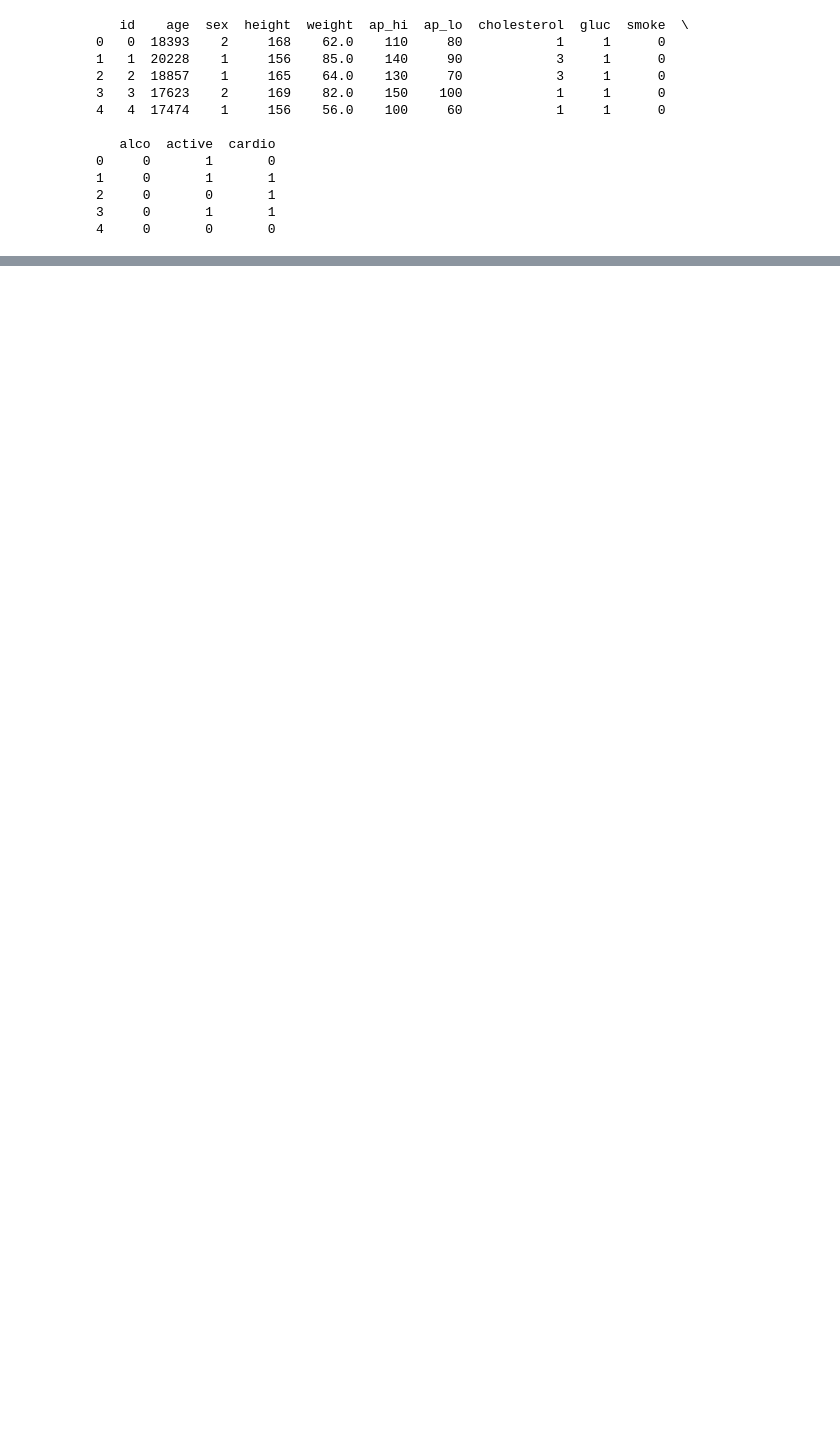
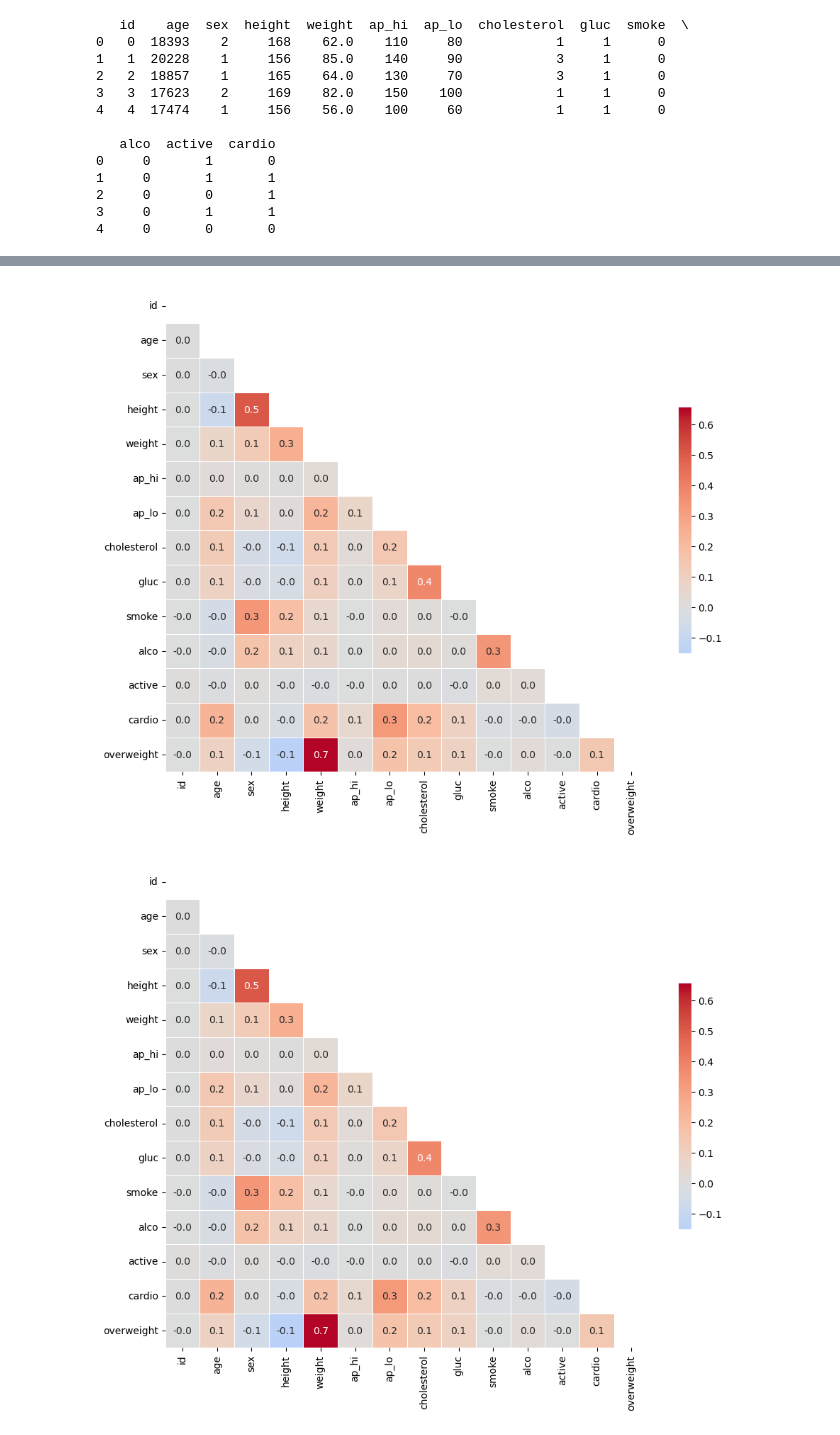
Before and after one commit to awault/med_data_visualizer, a Jupyter notebook: workbook.ipynb, the cells around one changed output, grey strips where cells are left out. Cells and saved outputs as stored; diff of their text form; code cells hidden in the pictures; blank space fills up the shorter version.

Commit message:
Create Correlation Heatmap

```diff
--- a/workbook.ipynb
+++ b/workbook.ipynb
@@ -90,0 +119,10 @@ draw_cat_plot()
+# %%
+# Remove Outliers
+bp_bool = df['ap_lo'] <= df['ap_hi']
+short_bool = df['height'] >= df['height'].quantile(0.025)
+tall_bool = df['height'] <= df['height'].quantile(0.975)
+uw_bool = df['weight']  >= df['weight'].quantile(.025)
+ow_bool = df['weight'] <= df['weight'].quantile(.975)
+
+df_heat = df[bp_bool & short_bool & tall_bool & uw_bool & ow_bool]
+df_heat.corr()
@@ -90,0 +145,33 @@ draw_cat_plot()
+# %%
+# Draw Heat Map
+def draw_heat_map():
+    # Remove Outliers
+    bp_bool = df['ap_lo'] <= df['ap_hi']
+    short_bool = df['height'] >= df['height'].quantile(0.025)
+    tall_bool = df['height'] <= df['height'].quantile(0.975)
+    uw_bool = df['weight']  >= df['weight'].quantile(.025)
+    ow_bool = df['weight'] <= df['weight'].quantile(.975)
+
+    df_heat = df[bp_bool & short_bool & tall_bool & uw_bool & ow_bool]
+
+    # Calculate the correlation matrix
+    corr = df_heat.corr()
+
+    # Generate a mask for the upper triangle
+    mask = np.triu(np.ones_like(corr, dtype=bool))
+
+    # Set up the matplotlib figure
+    fig, ax = plt.subplots(figsize=(11,9))
+
+    # Draw the heatmap with 'sns.heatmap()'
+    sns.heatmap(corr, mask=mask, annot=True, fmt='.1f', cmap='coolwarm', center=0,\
+                square=True, linewidths=.5, cbar_kws={"shrink": .5})
+
+    # Do not modify the next two lines
+    fig.savefig('heatmap.png')
+    return fig
+# %%
+draw_heat_map()
+# %% [output]
+[figure, added]
+[figure, added]
```
Also changed, not shown: parts of 11 cells of this notebook, 3 other files.
